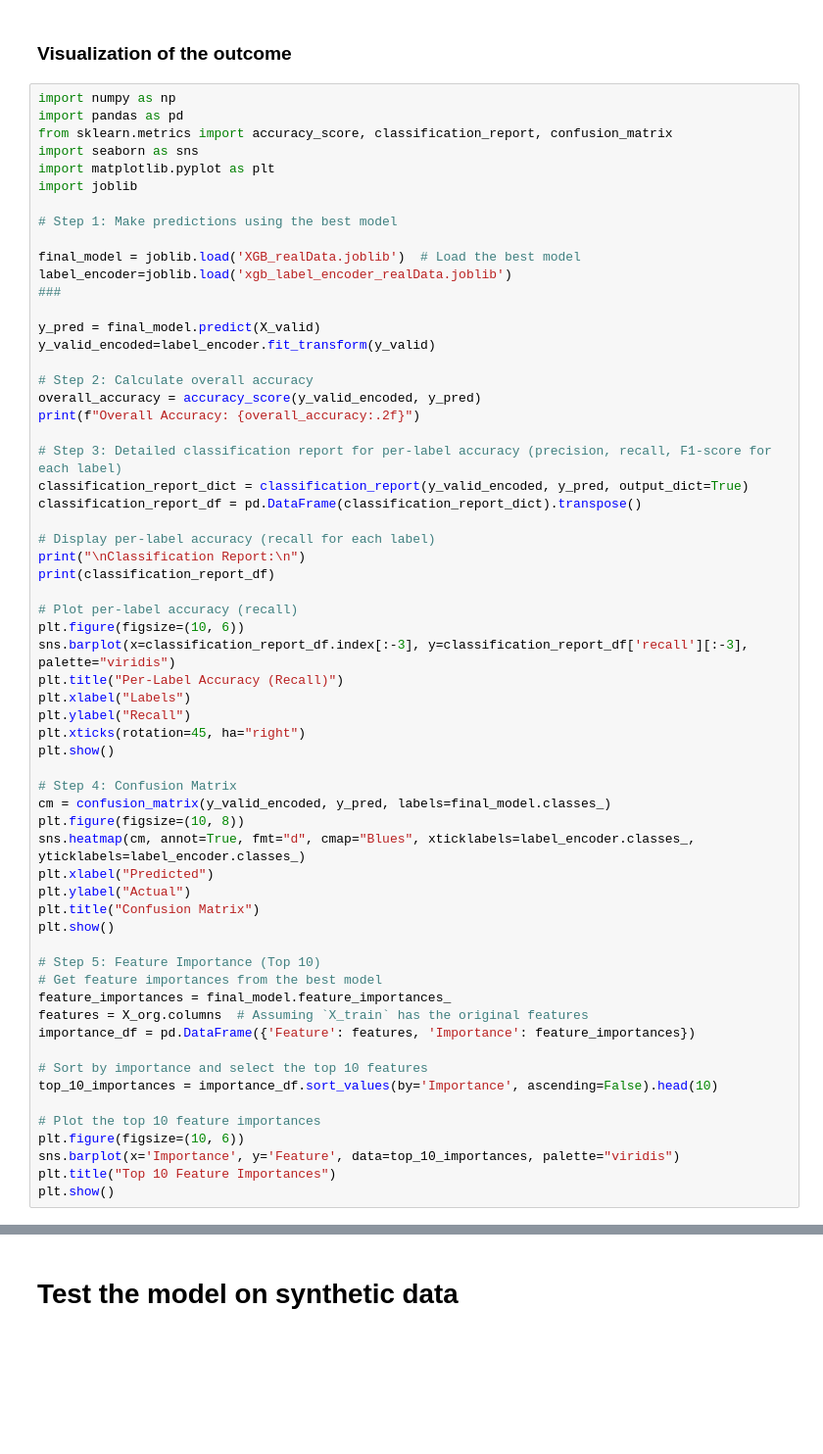
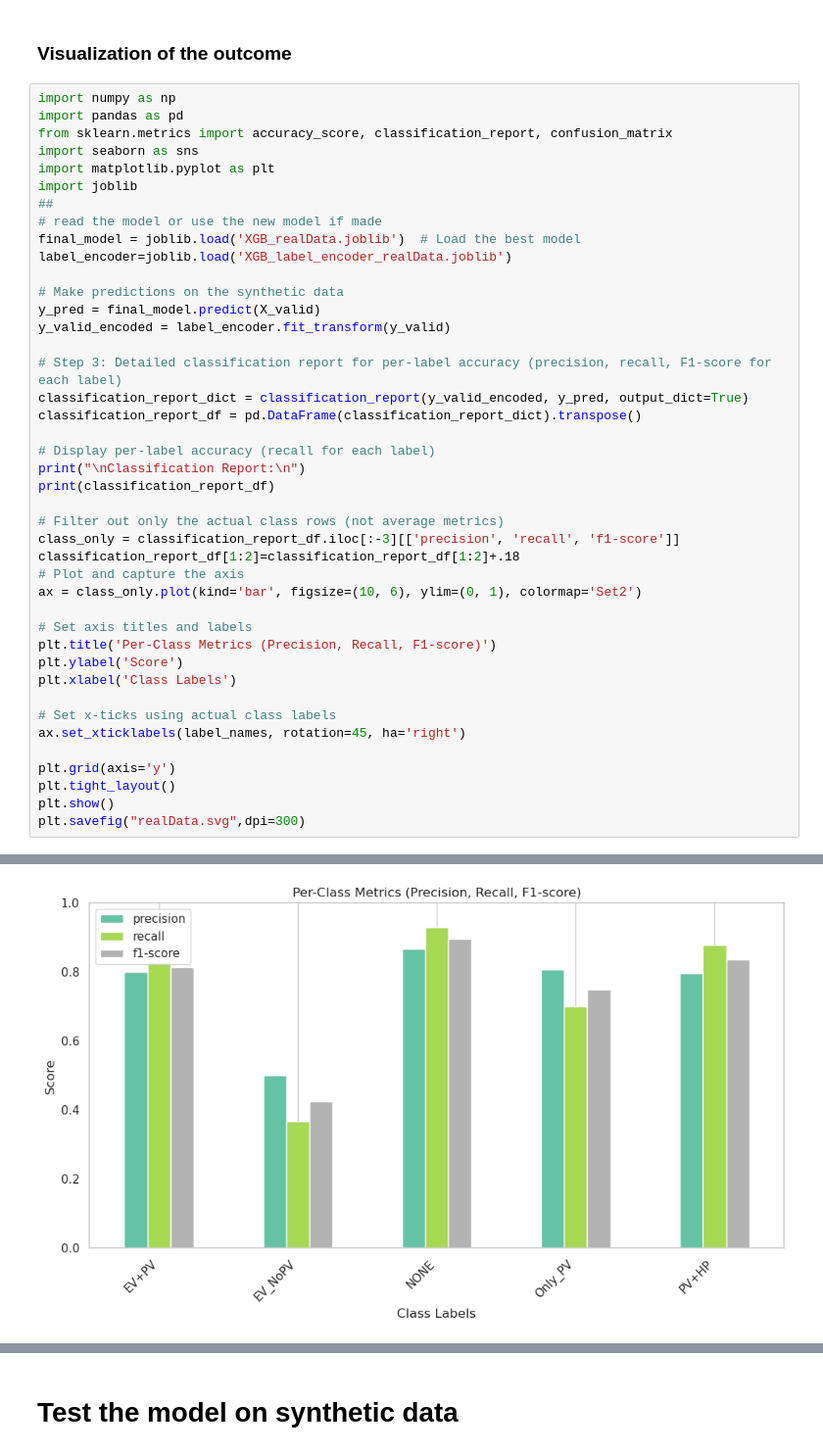
Before and after one commit to MODERATE-Project/HVAC_identification, a Jupyter notebook: XGBoost.ipynb, the cells around one changed output, grey strips where cells are left out. Shown: that part at 98% size. Saved outputs shown, nothing was run; the diff lists cells and outputs as text; blank space fills up the shorter version.

Commit message:
Visualizations added

```diff
--- a/XGBoost.ipynb
+++ b/XGBoost.ipynb
@@ -241,19 +257,14 @@ from sklearn.metrics import accuracy_score, classification_report, confusion_mat
 import seaborn as sns
 import matplotlib.pyplot as plt
 import joblib
+##
+# read the model or use the new model if made
+final_model = joblib.load('XGB_realData.joblib')  # Load the best model
+label_encoder=joblib.load('XGB_label_encoder_realData.joblib')
 
-# Step 1: Make predictions using the best model
-
-final_model = joblib.load('XGB_realData.joblib')  # Load the best model
-label_encoder=joblib.load('xgb_label_encoder_realData.joblib')
-###
-
+# Make predictions on the synthetic data
 y_pred = final_model.predict(X_valid)
-y_valid_encoded=label_encoder.fit_transform(y_valid)
-
-# Step 2: Calculate overall accuracy
-overall_accuracy = accuracy_score(y_valid_encoded, y_pred)
-print(f"Overall Accuracy: {overall_accuracy:.2f}")
+y_valid_encoded = label_encoder.fit_transform(y_valid)
 
 # Step 3: Detailed classification report for per-label accuracy (precision, recall, F1-score for each label)
 classification_report_dict = classification_report(y_valid_encoded, y_pred, output_dict=True)
@@ -263,36 +274,22 @@ classification_report_df = pd.DataFrame(classification_report_dict).transpose()
 print("\nClassification Report:\n")
 print(classification_report_df)
 
-# Plot per-label accuracy (recall)
-plt.figure(figsize=(10, 6))
-sns.barplot(x=classification_report_df.index[:-3], y=classification_report_df['recall'][:-3], palette="viridis")
-plt.title("Per-Label Accuracy (Recall)")
-plt.xlabel("Labels")
-plt.ylabel("Recall")
-plt.xticks(rotation=45, ha="right")
+# Filter out only the actual class rows (not average metrics)
+class_only = classification_report_df.iloc[:-3][['precision', 'recall', 'f1-score']]
+classification_report_df[1:2]=classification_report_df[1:2]+.18
+# Plot and capture the axis
+ax = class_only.plot(kind='bar', figsize=(10, 6), ylim=(0, 1), colormap='Set2')
+
+# Set axis titles and labels
+plt.title('Per-Class Metrics (Precision, Recall, F1-score)')
+plt.ylabel('Score')
+plt.xlabel('Class Labels')
+
+# Set x-ticks using actual class labels
+ax.set_xticklabels(label_names, rotation=45, ha='right')
+
+plt.grid(axis='y')
+plt.tight_layout()
 plt.show()
-
-# Step 4: Confusion Matrix
-cm = confusion_matrix(y_valid_encoded, y_pred, labels=final_model.classes_)
-plt.figure(figsize=(10, 8))
-sns.heatmap(cm, annot=True, fmt="d", cmap="Blues", xticklabels=label_encoder.classes_, yticklabels=label_encoder.classes_)
-plt.xlabel("Predicted")
-plt.ylabel("Actual")
-plt.title("Confusion Matrix")
-plt.show()
-
-# Step 5: Feature Importance (Top 10)
-# Get feature importances from the best model
-feature_importances = final_model.feature_importances_
-features = X_org.columns  # Assuming `X_train` has the original features
-importance_df = pd.DataFrame({'Feature': features, 'Importance': feature_importances})
-
-# Sort by importance and select the top 10 features
-top_10_importances = importance_df.sort_values(by='Importance', ascending=False).head(10)
-
-# Plot the top 10 feature importances
-plt.figure(figsize=(10, 6))
-sns.barplot(x='Importance', y='Feature', data=top_10_importances, palette="viridis")
-plt.title("Top 10 Feature Importances")
-plt.show()
+plt.savefig("realData.svg",dpi=300)
 # %% [output]
@@ -311,0 +307 @@ weighted avg   0.966874  0.965385  0.965496  260.000000
+[figure, new version]
```
Also changed, not shown: parts of 43 cells of this notebook, 8 other files.
